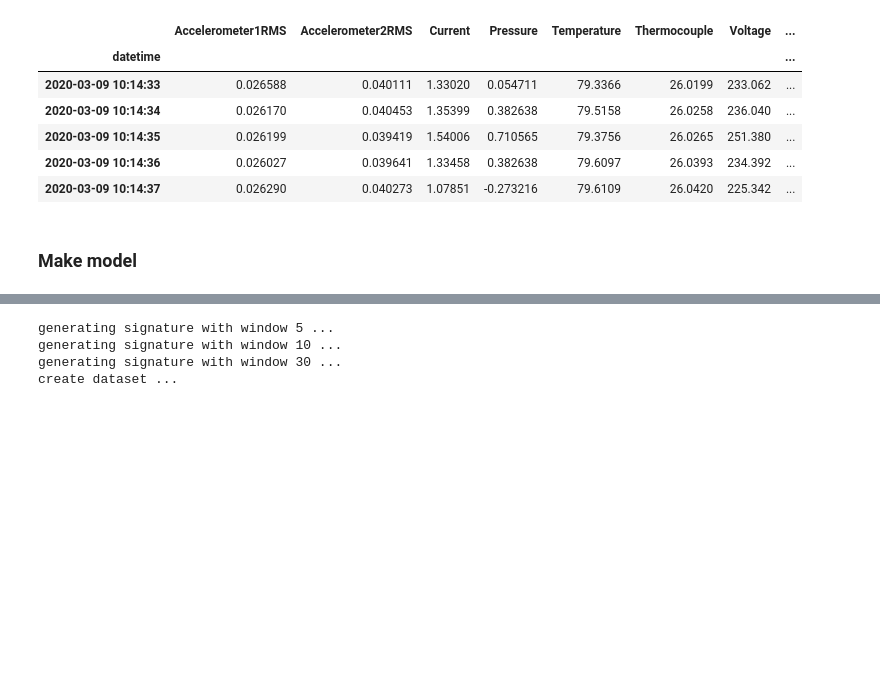
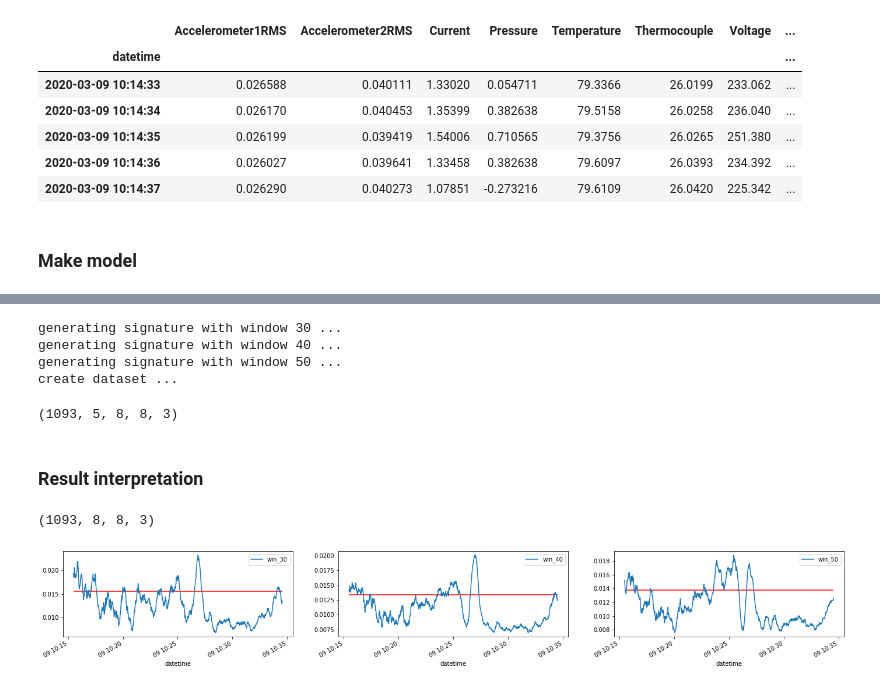
Before and after one commit to dabdya/anomaly_detection, a Jupyter notebook: MSCRED.ipynb, the cells around one changed output, grey strips where cells are left out. Drawn from its saved outputs; the diff is of its cells as text; code cells hidden in the pictures; blank space fills up the shorter version.

```diff
--- a/MSCRED.ipynb
+++ b/MSCRED.ipynb
@@ -160,3 +164,3 @@ class MSCRED:
 # %%
-model = MSCRED().fit(dataset, epochs=10, batch_size=10)
+model = MSCRED().fit(dataset, epochs=1, batch_size=10)
 # %% [output]
@@ -165,7 +168,36 @@ ValueError: Input 0 of layer "repeat_vector_2" is incompatible with the layer: e
 # %%
-predictions = model.predict(create_dataset(df, win_sizes, gap_time, h))
+test_dataset = create_dataset(df, win_sizes, gap_time, h)
+predictions = model.predict(test_dataset)
 # %% [output]
-generating signature with window 5 ...
-generating signature with window 10 ...
 generating signature with window 30 ...
+generating signature with window 40 ...
+generating signature with window 50 ...
 create dataset ...
+# %%
+residuals = test_dataset - predictions
+residuals.shape
+# %% [output]
+(1093, 5, 8, 8, 3)
+# %% [markdown]
+### Result interpretation
+# %%
+resid_mat = residuals[:, -1]
+resid_mat.shape
+# %% [output]
+(1093, 8, 8, 3)
+# %%
+mse = np.mean(np.square(resid_mat), axis=(1,2))
+t = df.index[win_sizes[-1]::gap_time][h-1:]
+mse_df = pd.DataFrame(mse,
+                      index=t,
+                      columns=[f'win_{i}' for i in win_sizes])
+UCL = mse_df[:train_size].quantile(0.7)
+
+fig, axes = plt.subplots(1, len(win_sizes), figsize=(24,3))
+for i, col in enumerate(mse_df.columns):
+    ax = axes.flatten()[int(i)]
+    ax.hlines(UCL[col], t[0], t[-1], 'r')
+    mse_df[col].plot(ax=ax)
+    ax.legend()
+# %% [output]
+[figure, added]
```
Also changed, not shown: parts of 10 cells of this notebook.
